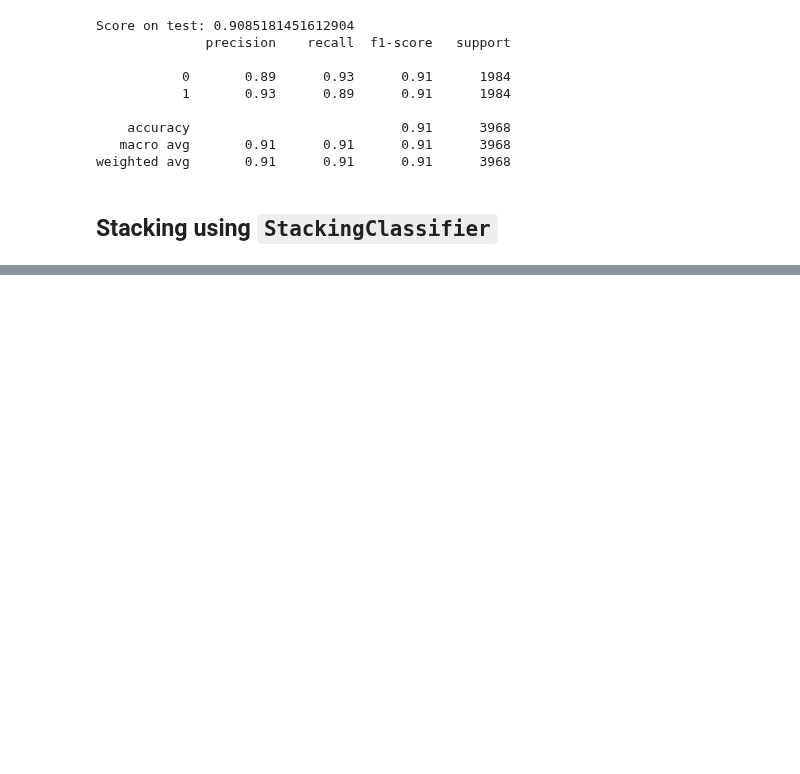
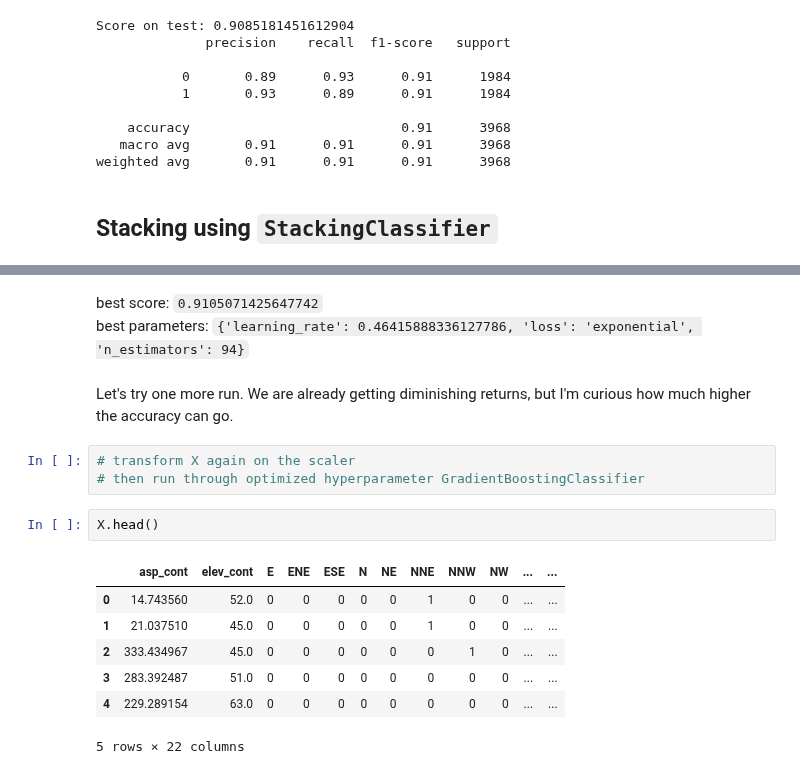
Before and after one commit to sralter/classifire, a Jupyter notebook: 01_capstone_notebooks/alter_samuel_capstone_geoanalysis.ipynb, the cells around one changed output, grey strips where cells are left out. Drawn from its saved outputs; the diff is of its cells as text; blank space fills up the shorter version.

```diff
--- a/01_capstone_notebooks/alter_samuel_capstone_geoanalysis.ipynb
+++ b/01_capstone_notebooks/alter_samuel_capstone_geoanalysis.ipynb
@@ -1041,0 +1085,18 @@ weighted avg       0.91      0.91      0.91      3968
+# %% [markdown]
+best score: `0.9105071425647742`
+best parameters: `{'learning_rate': 0.46415888336127786, 'loss': 'exponential', 'n_estimators': 94}`
+# %% [markdown]
+Let's try one more run. We are already getting diminishing returns, but I'm curious how much higher the accuracy can go.
+# %%
+# transform X again on the scaler
+# then run through optimized hyperparameter GradientBoostingClassifier
+# %%
+X.head()
+# %% [output]
+|  | asp_cont | elev_cont | E | ENE | ESE | N | NE | NNE | NNW | NW | ... | ... |
+| 0 | 14.743560 | 52.0 | 0 | 0 | 0 | 0 | 0 | 1 | 0 | 0 | ... | ... |
+| 1 | 21.037510 | 45.0 | 0 | 0 | 0 | 0 | 0 | 1 | 0 | 0 | ... | ... |
+| 2 | 333.434967 | 45.0 | 0 | 0 | 0 | 0 | 0 | 0 | 1 | 0 | ... | ... |
+| 3 | 283.392487 | 51.0 | 0 | 0 | 0 | 0 | 0 | 0 | 0 | 0 | ... | ... |
+| 4 | 229.289154 | 63.0 | 0 | 0 | 0 | 0 | 0 | 0 | 0 | 0 | ... | ... |
+5 rows × 22 columns
```
Also changed, not shown: parts of 5 cells of this notebook, 4 other files.
